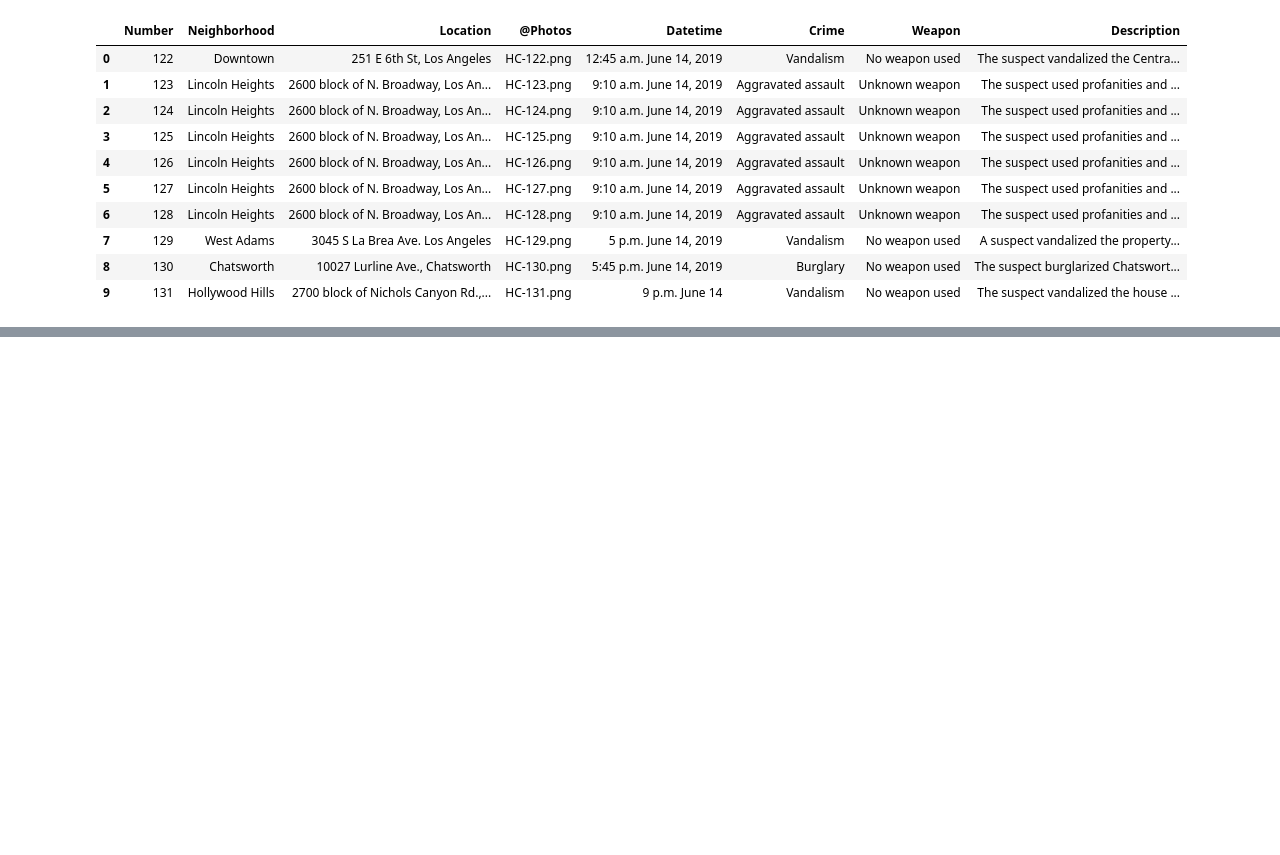
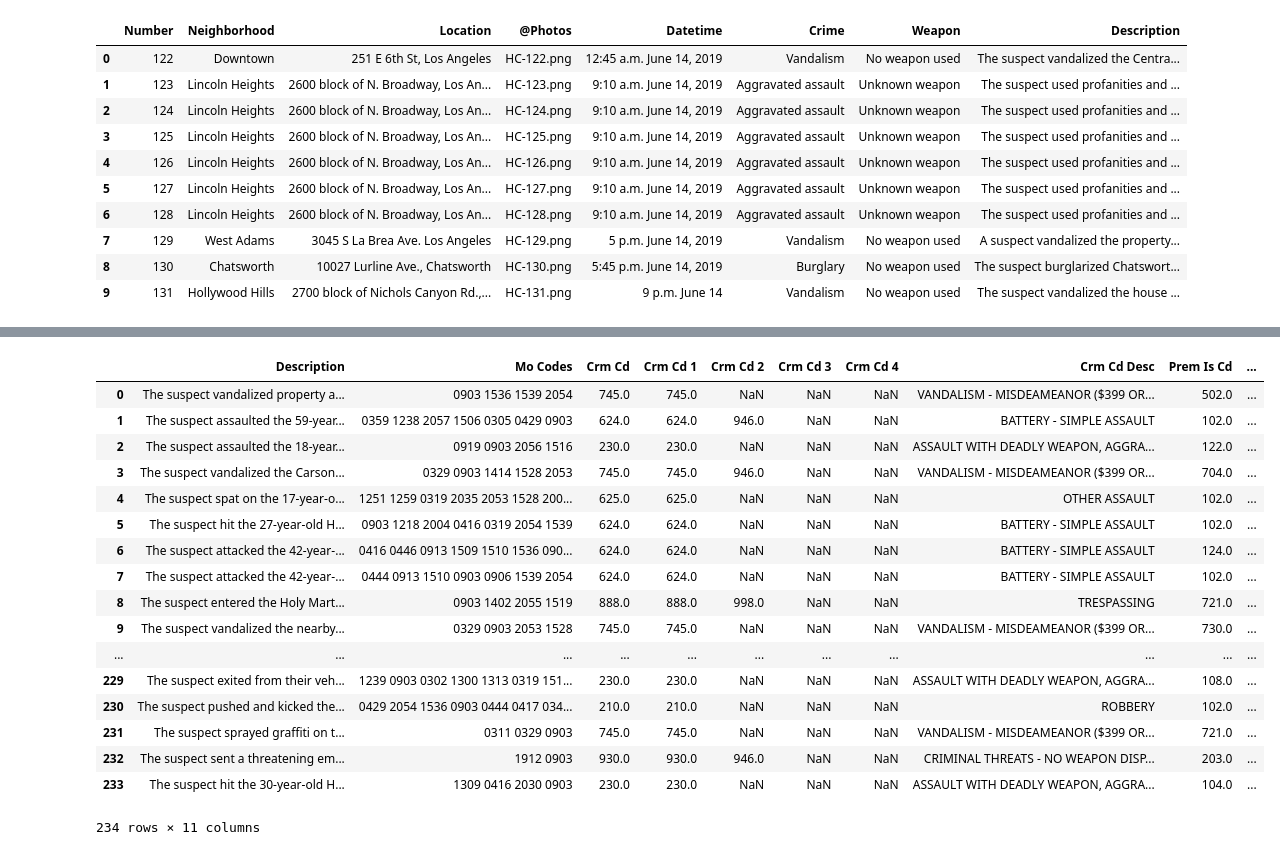
Before and after one commit to alex2awesome/lapd-hate-crimes, a Jupyter notebook: notebooks/cluster_paragraphs.ipynb, the cells around one changed output, grey strips where cells are left out. Saved outputs shown, nothing was run; the diff lists cells and outputs as text; code cells hidden in the pictures; blank space fills up the shorter version.

```diff
--- a/notebooks/cluster_paragraphs.ipynb
+++ b/notebooks/cluster_paragraphs.ipynb
@@ -59,3 +59,5 @@ training_data_df.head(10)
 | 7 | 129 | West Adams | 3045 S La Brea Ave. Los Angeles | HC-129.png | 5 p.m. June 14, 2019 | Vandalism | No weapon used | A suspect vandalized the property... |
 | 8 | 130 | Chatsworth | 10027 Lurline Ave., Chatsworth | HC-130.png | 5:45 p.m. June 14, 2019 | Burglary | No weapon used | The suspect burglarized Chatswort... |
 | 9 | 131 | Hollywood Hills | 2700 block of Nichols Canyon Rd.,... | HC-131.png | 9 p.m. June 14 | Vandalism | No weapon used | The suspect vandalized the house ... |
+# %%
+merged_data = pd.read_csv('../data/merged_records_df.csv')
@@ -61,0 +77,32 @@ training_data_df.head(10)
+# %%
+import numpy as np
+all_mo_codes = []
+mo_codes_col = []
+for i in mo_codes_all:
+    mo_codes_col.append(i.split(" "))
+    all_mo_codes = all_mo_codes + i.split(" ")
+
+merged_data['Mo_Codes_List'] = mo_codes_col
+unique_mo_codes = np.unique(all_mo_codes) #112 unique codes
+# %%
+merged_data[['Description', 'Mo Codes', 'Crm Cd', 'Crm Cd 1', 'Crm Cd 2', 'Crm Cd 3',
+       'Crm Cd 4', 'Crm Cd Desc', 'Prem Is Cd', 'Weapon Used Cd', 'Mo_Codes_List']]
+# %% [output]
+|  | Description | Mo Codes | Crm Cd | Crm Cd 1 | Crm Cd 2 | Crm Cd 3 | Crm Cd 4 | Crm Cd Desc | Prem Is Cd | ... |
+| 0 | The suspect vandalized property a... | 0903 1536 1539 2054 | 745.0 | 745.0 | NaN | NaN | NaN | VANDALISM - MISDEAMEANOR ($399 OR... | 502.0 | ... |
+| 1 | The suspect assaulted the 59-year... | 0359 1238 2057 1506 0305 0429 0903 | 624.0 | 624.0 | 946.0 | NaN | NaN | BATTERY - SIMPLE ASSAULT | 102.0 | ... |
+| 2 | The suspect assaulted the 18-year... | 0919 0903 2056 1516 | 230.0 | 230.0 | NaN | NaN | NaN | ASSAULT WITH DEADLY WEAPON, AGGRA... | 122.0 | ... |
+| 3 | The suspect vandalized the Carson... | 0329 0903 1414 1528 2053 | 745.0 | 745.0 | 946.0 | NaN | NaN | VANDALISM - MISDEAMEANOR ($399 OR... | 704.0 | ... |
+| 4 | The suspect spat on the 17-year-o... | 1251 1259 0319 2035 2053 1528 200... | 625.0 | 625.0 | NaN | NaN | NaN | OTHER ASSAULT | 102.0 | ... |
+| 5 | The suspect hit the 27-year-old H... | 0903 1218 2004 0416 0319 2054 1539 | 624.0 | 624.0 | NaN | NaN | NaN | BATTERY - SIMPLE ASSAULT | 102.0 | ... |
+| 6 | The suspect attacked the 42-year-... | 0416 0446 0913 1509 1510 1536 090... | 624.0 | 624.0 | NaN | NaN | NaN | BATTERY - SIMPLE ASSAULT | 124.0 | ... |
+| 7 | The suspect attacked the 42-year-... | 0444 0913 1510 0903 0906 1539 2054 | 624.0 | 624.0 | NaN | NaN | NaN | BATTERY - SIMPLE ASSAULT | 102.0 | ... |
+| 8 | The suspect entered the Holy Mart... | 0903 1402 2055 1519 | 888.0 | 888.0 | 998.0 | NaN | NaN | TRESPASSING | 721.0 | ... |
+| 9 | The suspect vandalized the nearby... | 0329 0903 2053 1528 | 745.0 | 745.0 | NaN | NaN | NaN | VANDALISM - MISDEAMEANOR ($399 OR... | 730.0 | ... |
+| ... | ... | ... | ... | ... | ... | ... | ... | ... | ... | ... |
+| 229 | The suspect exited from their veh... | 1239 0903 0302 1300 1313 0319 151... | 230.0 | 230.0 | NaN | NaN | NaN | ASSAULT WITH DEADLY WEAPON, AGGRA... | 108.0 | ... |
+| 230 | The suspect pushed and kicked the... | 0429 2054 1536 0903 0444 0417 034... | 210.0 | 210.0 | NaN | NaN | NaN | ROBBERY | 102.0 | ... |
+| 231 | The suspect sprayed graffiti on t... | 0311 0329 0903 | 745.0 | 745.0 | NaN | NaN | NaN | VANDALISM - MISDEAMEANOR ($399 OR... | 721.0 | ... |
+| 232 | The suspect sent a threatening em... | 1912 0903 | 930.0 | 930.0 | 946.0 | NaN | NaN | CRIMINAL THREATS - NO WEAPON DISP... | 203.0 | ... |
+| 233 | The suspect hit the 30-year-old H... | 1309 0416 2030 0903 | 230.0 | 230.0 | NaN | NaN | NaN | ASSAULT WITH DEADLY WEAPON, AGGRA... | 104.0 | ... |
+234 rows × 11 columns
```
Also changed, not shown: parts of 15 cells of this notebook.
